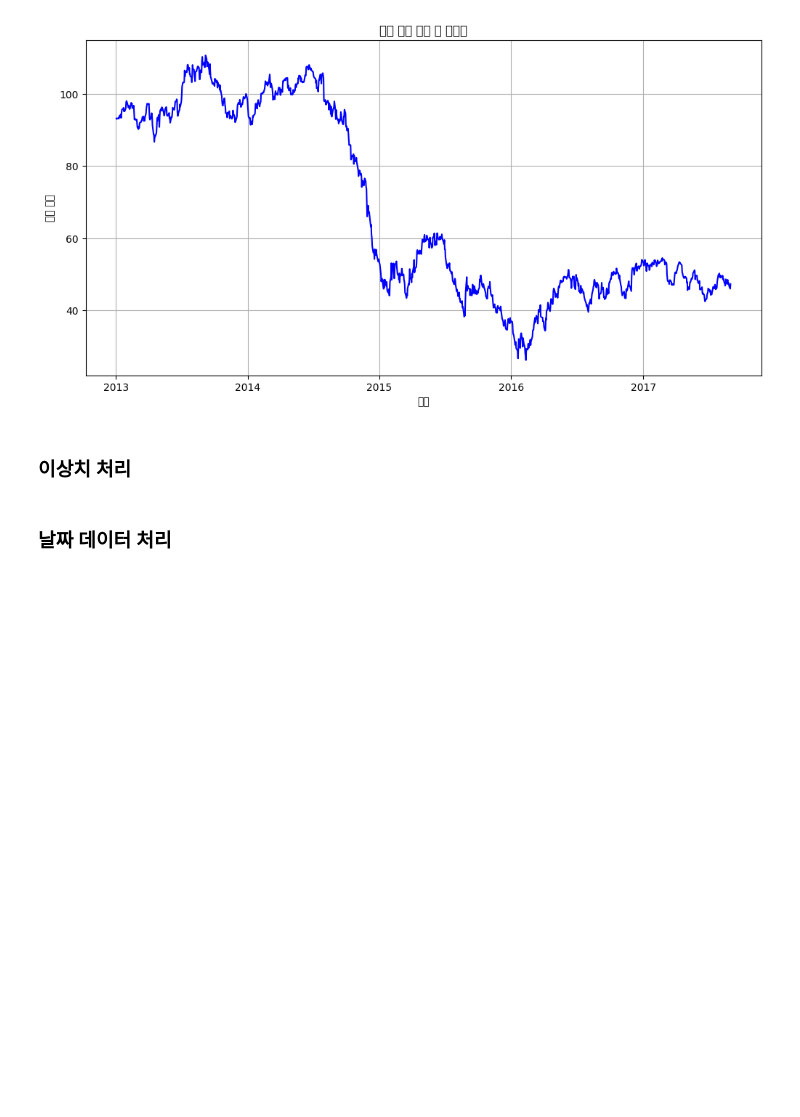
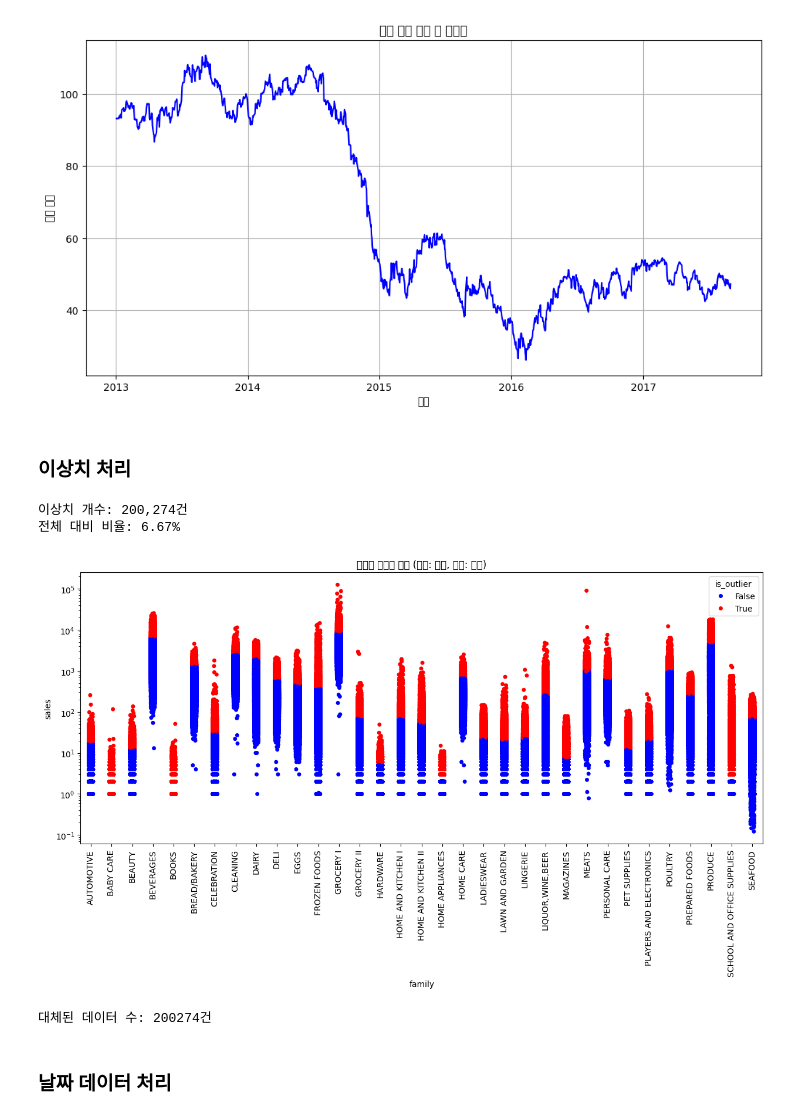
Before and after one commit to sangin-jeong/Data-Analysis-with-Open-Source, a Jupyter notebook: 오픈소스_데이터_분석_7강.ipynb, the cells around one changed output. Saved outputs shown, nothing was run; the diff lists cells and outputs as text; code cells hidden in the pictures; blank space fills up the shorter version.

```diff
--- a/오픈소스_데이터_분석_7강.ipynb
+++ b/오픈소스_데이터_분석_7강.ipynb
@@ -431,34 +431,42 @@ plt.show()
 # %%
 ### 제품 계열별 판매 데이터 IQR 계산
 family_bounds = train.groupby('family')['sales'].apply(
     lambda x: x.quantile(0.75) + 1.5 * (x.quantile(0.75) - x.quantile(0.25))
 )
 
 ### 상한값 초과 판매량 이상치 분류
 train_enhanced = train.copy()
 train_enhanced['upper_bound'] = train_enhanced['family'].map(family_bounds)
 train_enhanced['is_outlier'] = train_enhanced['sales'] > train_enhanced['upper_bound']
 
+total_outliers = train_enhanced['is_outlier'].sum()
+total_ratio = train_enhanced['is_outlier'].mean()
 
 print(f"이상치 개수: {total_outliers:,}건")
 print(f"전체 대비 비율: {total_ratio:.2%}")
 
 plt.figure(figsize=(15,6))
 sns.stripplot(x='family', y='sales', hue=train_enhanced['is_outlier'],
               data=train_enhanced, palette={False:'blue', True:'red'})
 plt.xticks(rotation=90)
 plt.yscale('log')
 plt.title('계열별 판매량 분포 (파랑: 정상, 빨강: 이상)')
 plt.show()
+# %% [output]
+이상치 개수: 200,274건
+전체 대비 비율: 6.67%
+[figure, added]
 # %%
-upper_bounds = family_bounds['upper_bound']
-
 ### 판매량이 상한값 초과 시, 판매량으로 상한값으로 대체
 train_cleaned  = train.copy()
+train_cleaned.loc[train_enhanced['is_outlier'], 'sales'] = \
+    train_enhanced.loc[train_enhanced['is_outlier'], 'upper_bound']
 
 
 changed_count = (train['sales'] != train_cleaned ['sales']).sum()
 print(f"대체된 데이터 수: {changed_count}건")
+# %% [output]
+대체된 데이터 수: 200274건
 # %% [markdown]
 ### 날짜 데이터 처리
 # %%
```
Also changed, not shown: parts of 2 cells of this notebook.
